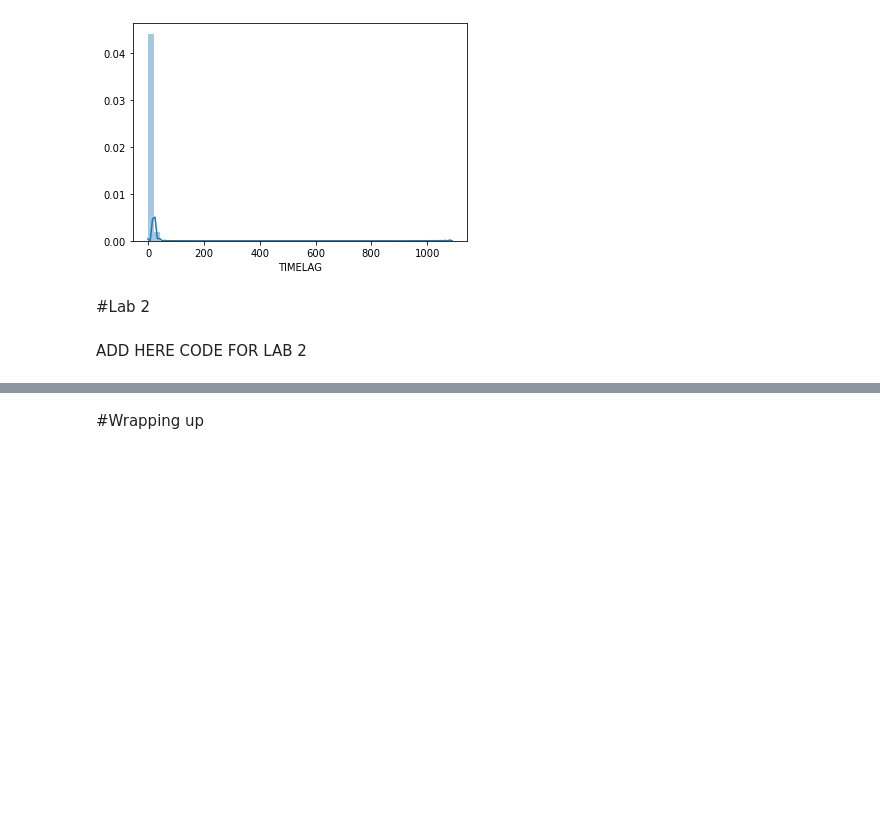
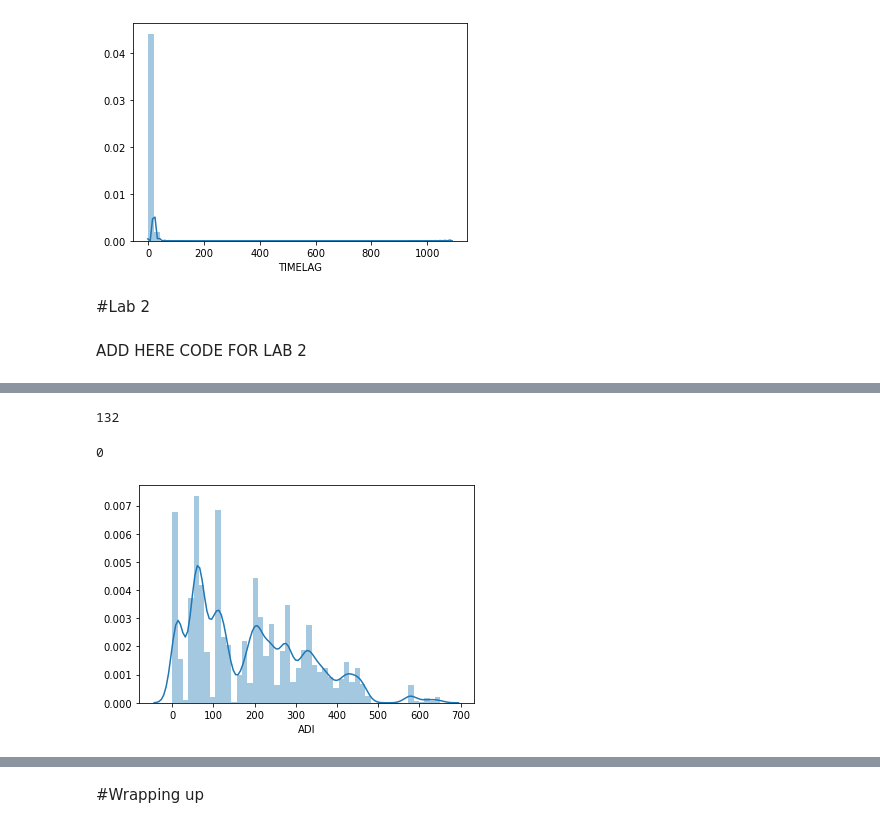
Before and after one commit to oshi90-max/lab-revisiting-machine-learning, a Jupyter notebook: L. 7.01 7.02 original.ipynb, the cells around one changed output, grey strips where cells are left out. Drawn from its saved outputs; the diff is of its cells as text; code cells hidden in the pictures; blank space fills up the shorter version.

```diff
--- a/L. 7.01 7.02 original.ipynb
+++ b/L. 7.01 7.02 original.ipynb
@@ -1122,0 +1123,6 @@ ADD HERE CODE FOR LAB 2
+# %%
+# Replacing the null values with the most represented categoty like we did with 'INCOME'
+numerical['WEALTH1'] = numerical['WEALTH1'].fillna(9.0)
+# %%
+numerical['WEALTH1'] = np.where(numerical['WEALTH1']=='9.0', 9.0, numerical['WEALTH1'])
+numerical['WEALTH1'].value_counts(dropna=False)
@@ -1122,0 +1134,4 @@ ADD HERE CODE FOR LAB 2
+# %%
+numerical['ADI'].isna().sum()
+# %% [output]
+132
@@ -1122,0 +1142,9 @@ ADD HERE CODE FOR LAB 2
+# %%
+numerical['ADI'].isna().sum() #making sure
+# %% [output]
+0
+# %%
+sns.distplot(numerical['ADI'])
+plt.show()
+# %% [output]
+[figure, added]
```
Also changed, not shown: parts of 21 cells of this notebook.
